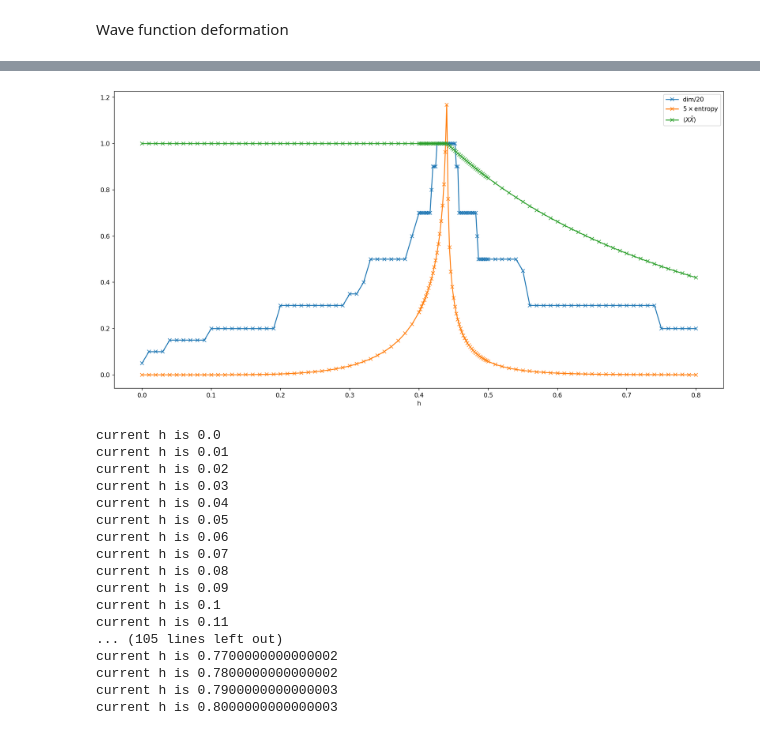
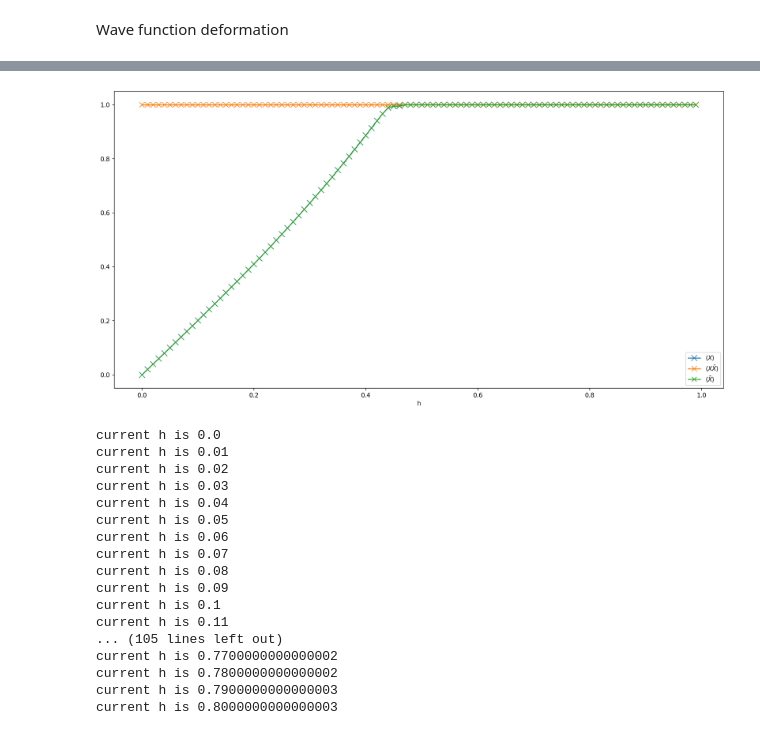
Before and after one commit to Zhuan-pitt/Toric_Code, a Jupyter notebook: test_two_site.ipynb, the cells around one changed output, grey strips where cells are left out. Drawn from its saved outputs; the diff is of its cells as text; code cells hidden in the pictures.

```diff
--- a/test_two_site.ipynb
+++ b/test_two_site.ipynb
@@ -68,15 +131,21 @@ for h in rng:
-# %%
-pyplot.figure(figsize=(18,9),dpi=150)
-
-pyplot.plot(rng,np.array(dim1s)/20,'-x', label = 'dim/20')
-pyplot.plot(rng,np.array(Sa1s)*5,'-x',label = '$5\\times$entropy')
-pyplot.plot(rng,np.abs(lam1s),'-x',label = '$\langle X\\bar{X} \\rangle$')
-
-pyplot.xlabel('h')
-pyplot.legend()
-pyplot.show()
-# %% [output]
-[figure, removed]
+# %%
+pyplot.figure(figsize=(18,9),dpi=150)
+
+#pyplot.plot(rng,np.array(dim1s)/20,'-x', label = 'dim/20')
+
+pyplot.plot(np.arange(0,1,0.01),np.abs(lamX1s),'-x',label = '$\langle X\\rangle$',markersize=10)
+pyplot.plot(np.arange(0,1,0.01),np.abs(lamX12s),'-x',label = '$\langle X\\bar{X}\\rangle$',markersize=9)
+pyplot.plot(np.arange(0,1,0.01),np.abs(lamX2s),'-x',label = '$\langle \\bar{X}\\rangle$',markersize=8)
+
+"""pyplot.plot(np.arange(0,1,0.01),np.abs(lamZ1s),'-x',label = '$\langle Z\\rangle$',markersize=7)
+pyplot.plot(np.arange(0,1,0.01),np.abs(lamZ12s),'-x',label = '$\langle Z\\bar{Z}\\rangle$',markersize=6)
+pyplot.plot(np.arange(0,1,0.01),np.abs(lamZ2s),'-x',label = '$\langle \\bar{Z}\\rangle$',markersize=5)"""
+
+pyplot.xlabel('h')
+pyplot.legend()
+pyplot.show()
+# %% [output]
+[figure, added]
 # %%
 eigs=[]
 lam1s=[]
```
Also changed, not shown: parts of 1 cell of this notebook, 6 other files.
